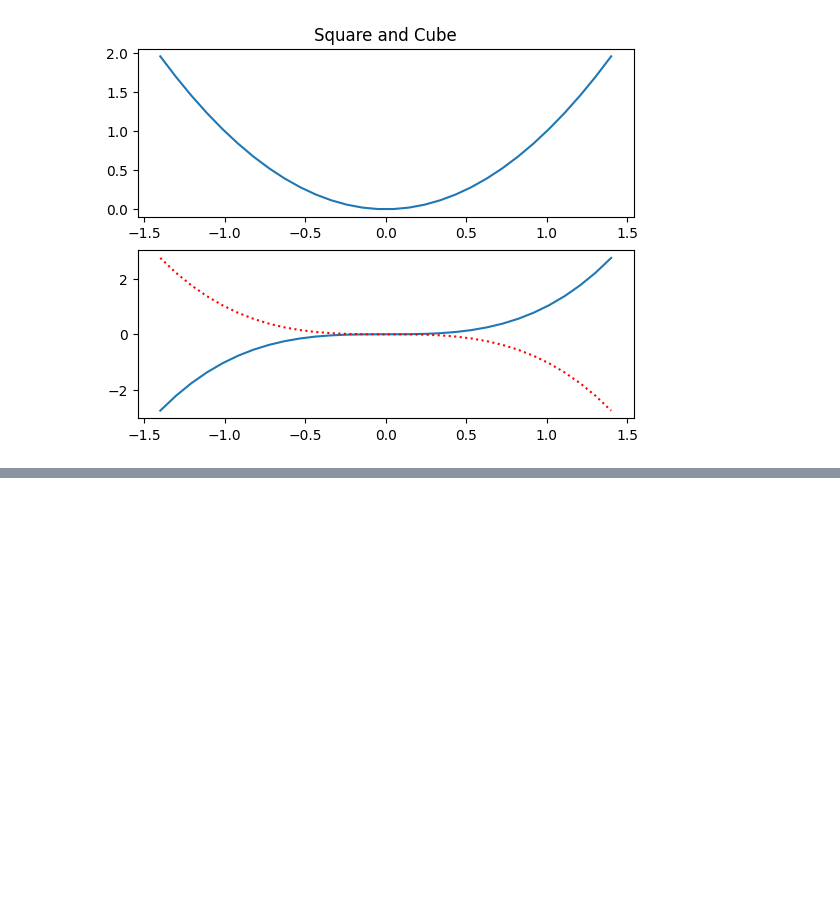
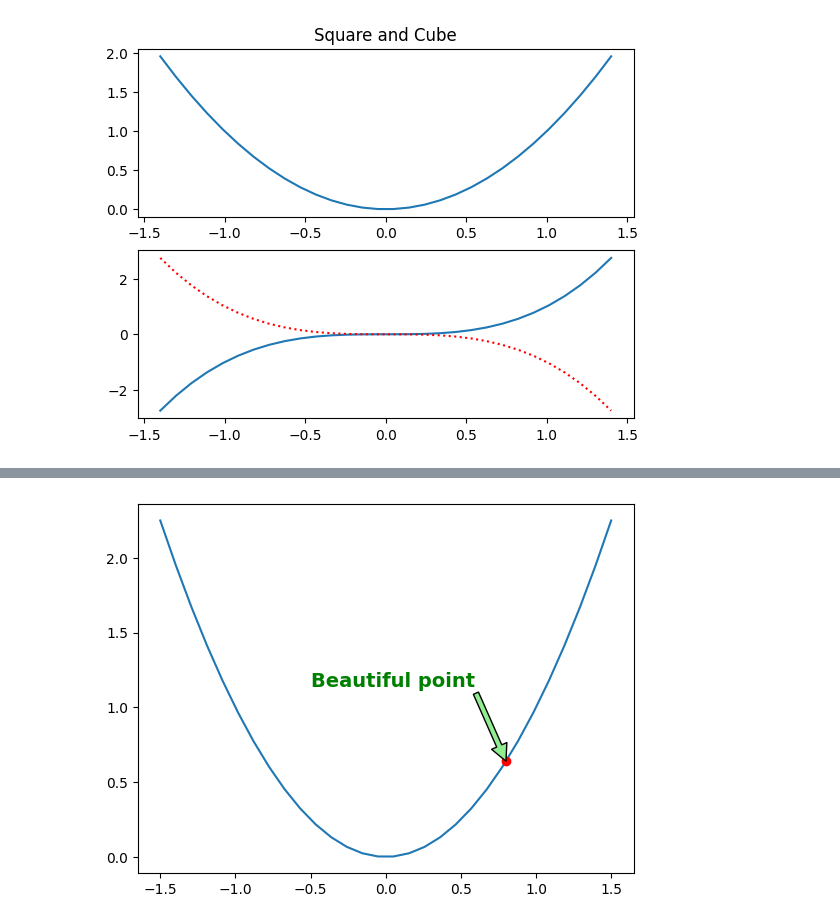
Before and after one commit to carlos19960601/mlnotes, a Jupyter notebook: hands-on-editionv3/matplotlib.ipynb, the cells around one changed output, grey strips where cells are left out. Saved outputs shown, nothing was run; the diff lists cells and outputs as text; code cells hidden in the pictures; blank space fills up the shorter version.

```diff
--- a/hands-on-editionv3/matplotlib.ipynb
+++ b/hands-on-editionv3/matplotlib.ipynb
@@ -191,0 +223,8 @@ plt.show()
+# %%
+plt.plot(x, x**2, px, py, "ro")
+plt.annotate("Beautiful point", xy=(px, py), xytext=(px-1.3,py+0.5),
+                           color="green", weight="heavy", fontsize=14,
+                           arrowprops={"facecolor": "lightgreen"})
+plt.show()
+# %% [output]
+[figure, added]
```
Also changed, not shown: parts of 5 cells of this notebook, 3 other files.
